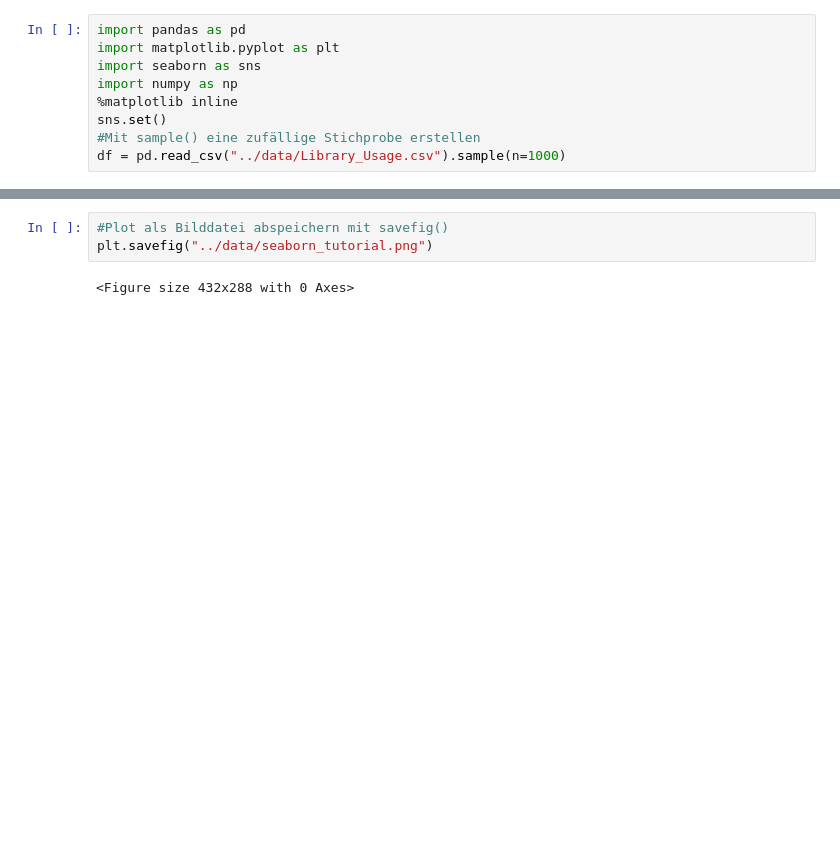
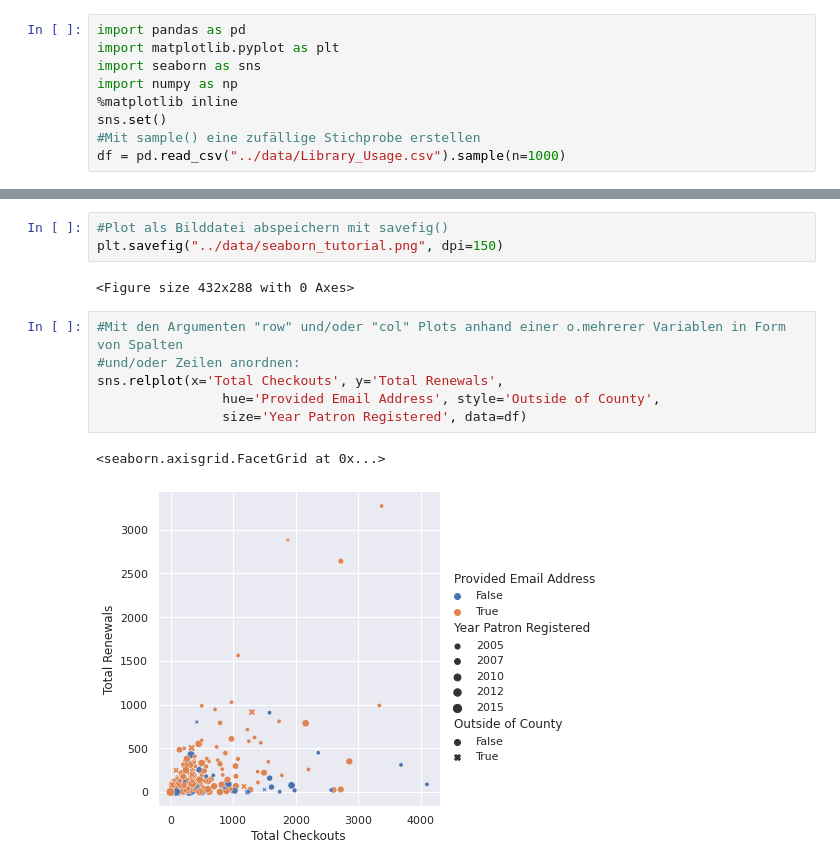
Before and after one commit to Daniela-Mayer/2020-11-30-Data_Librarian_Daniela_Mayer, a Jupyter notebook: Modul_3/notebooks/Plots mit Seaborn.ipynb, the cells around one changed output, grey strips where cells are left out. Cells and saved outputs as stored; diff of their text form; blank space fills up the shorter version.

```diff
--- a/Modul_3/notebooks/Plots mit Seaborn.ipynb
+++ b/Modul_3/notebooks/Plots mit Seaborn.ipynb
@@ -32,5 +31,14 @@ sns.relplot(x='Total Checkouts', y='Total Renewals',
 # %%
 #Plot als Bilddatei abspeichern mit savefig()
-plt.savefig("../data/seaborn_tutorial.png")
+plt.savefig("../data/seaborn_tutorial.png", dpi=150)
 # %% [output]
 <Figure size 432x288 with 0 Axes>
+# %%
+#Mit den Argumenten "row" und/oder "col" Plots anhand einer o.mehrerer Variablen in Form von Spalten
+#und/oder Zeilen anordnen:
+sns.relplot(x='Total Checkouts', y='Total Renewals',
+                hue='Provided Email Address', style='Outside of County',
+                size='Year Patron Registered', data=df)
+# %% [output]
+<seaborn.axisgrid.FacetGrid at 0x...>
+[figure, added]
```
Also changed, not shown: parts of 14 cells of this notebook, 6 other files.
